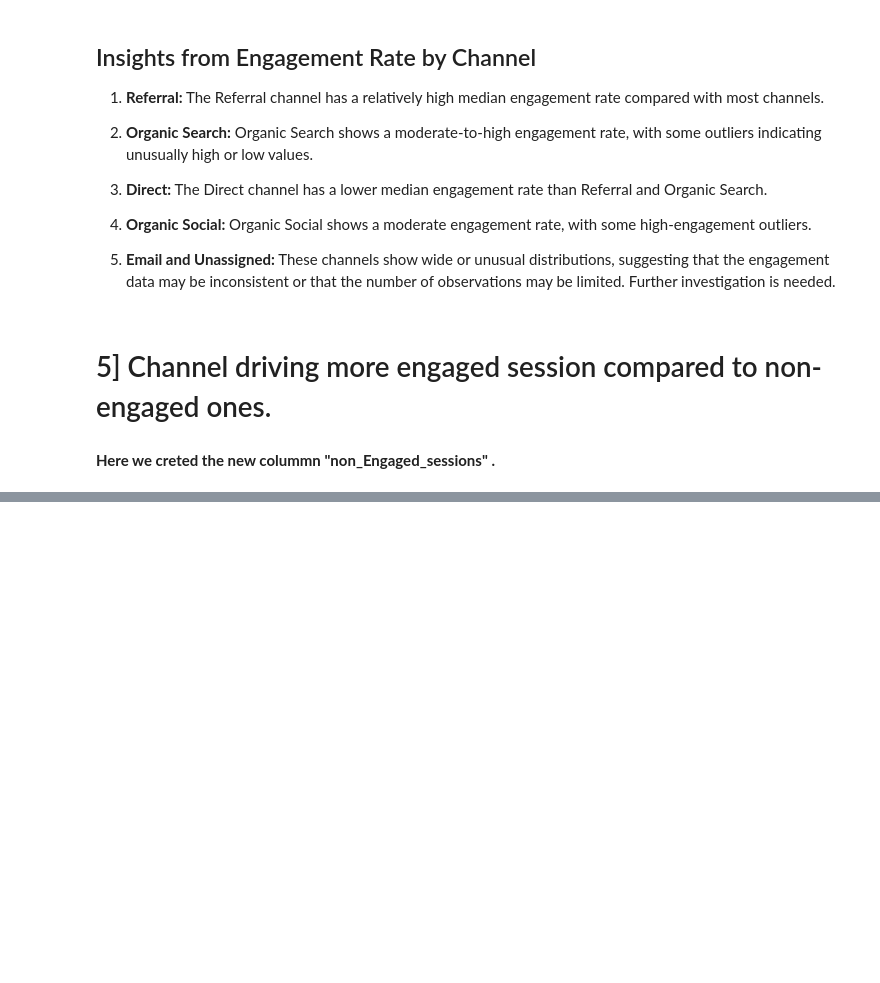
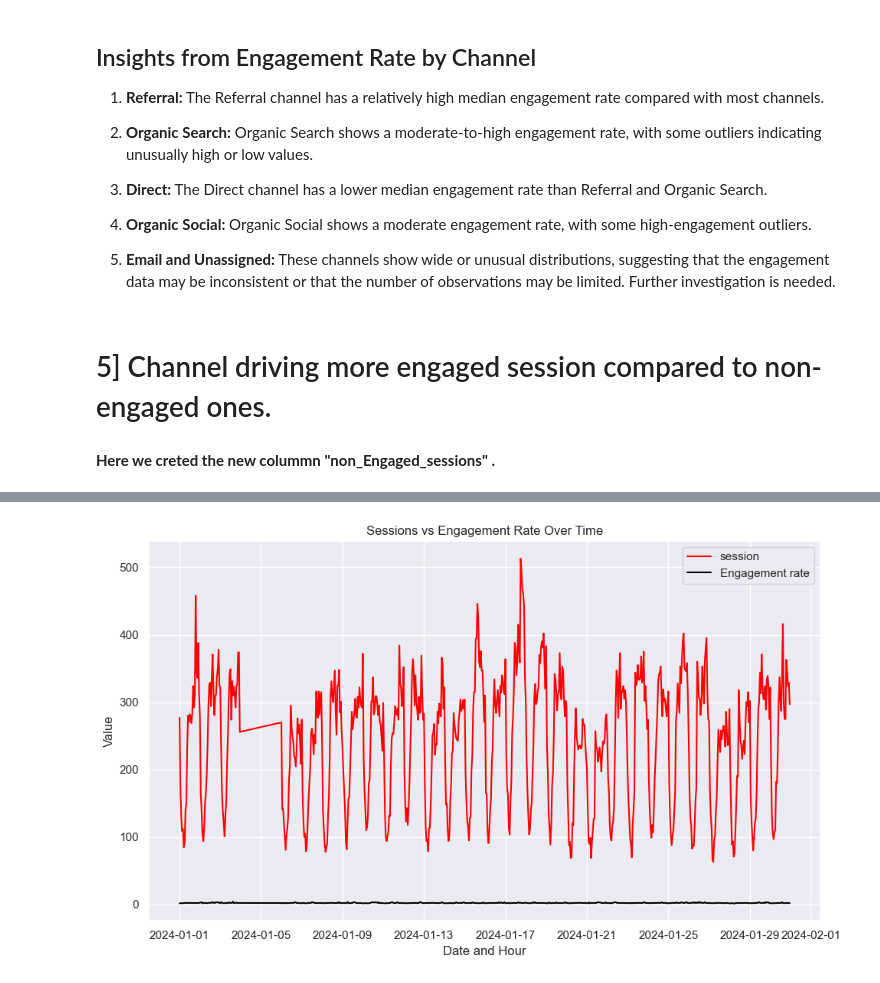
Before and after one commit to Satyajeet745/Website_Analysis_project, a Jupyter notebook: Website Analysis.ipynb, the cells around one changed output, grey strips where cells are left out. Drawn from its saved outputs; the diff is of its cells as text; code cells hidden in the pictures; blank space fills up the shorter version.

```diff
--- a/Website Analysis.ipynb
+++ b/Website Analysis.ipynb
@@ -264,0 +313,3 @@ df
+# %%
+combine=df.groupby("Date-hour")[["Sessions","Engagement rate"]].sum()
+combine
@@ -264,0 +331,13 @@ df
+# %%
+plt.figure(figsize=(10,6))
+sns.set(style="darkgrid")
+sns.lineplot(data=combine,x="Date-hour",y="Sessions",color="red",label='session')
+sns.lineplot(data=combine,x="Date-hour",y="Engagement rate",color="black",label='Engagement rate')
+plt.title("Sessions vs Engagement Rate Over Time")
+plt.xlabel("Date and Hour")
+plt.ylabel("Value")
+plt.legend()
+plt.tight_layout()
+plt.show()
+# %% [output]
+[figure, added]
```
Also changed, not shown: parts of 13 cells of this notebook.
